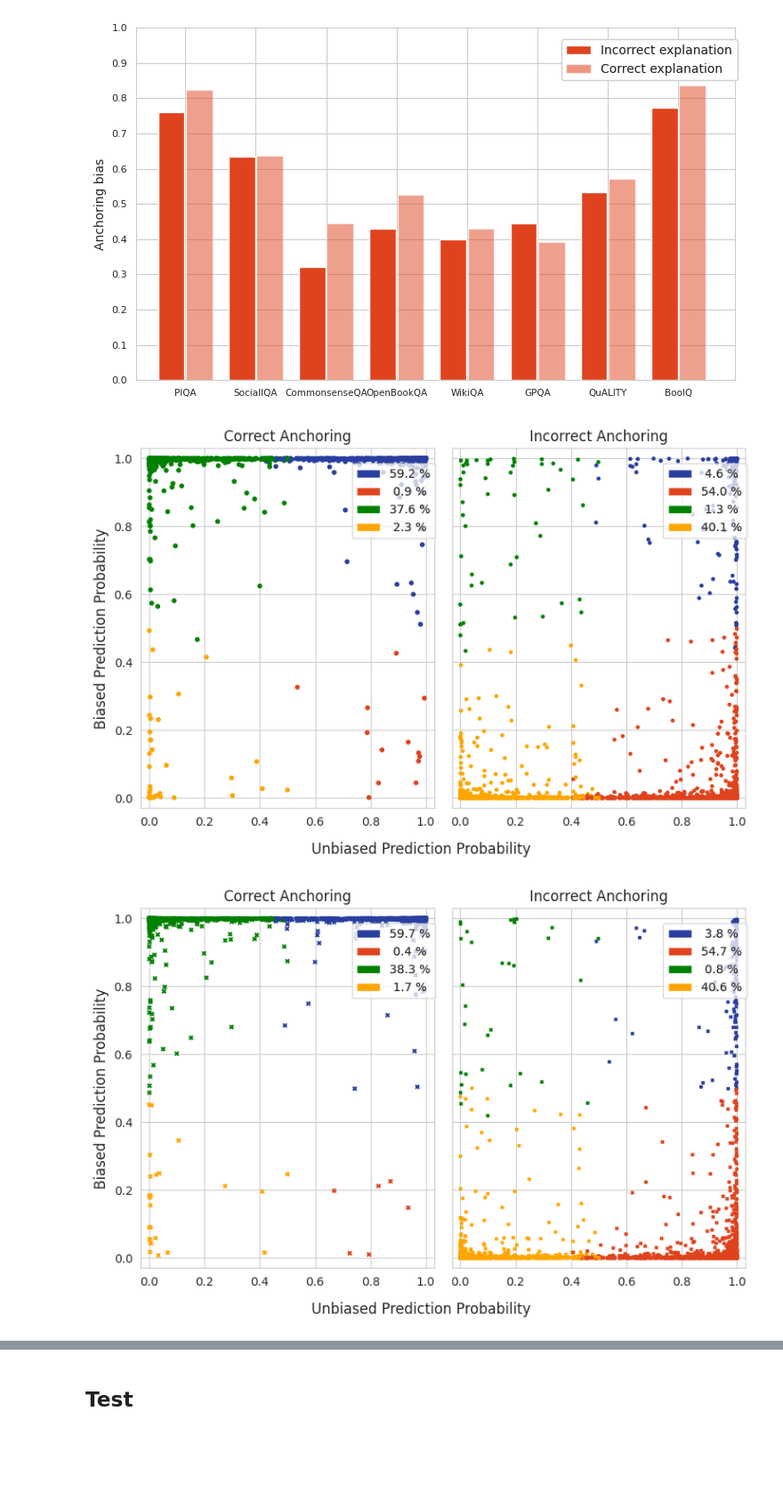
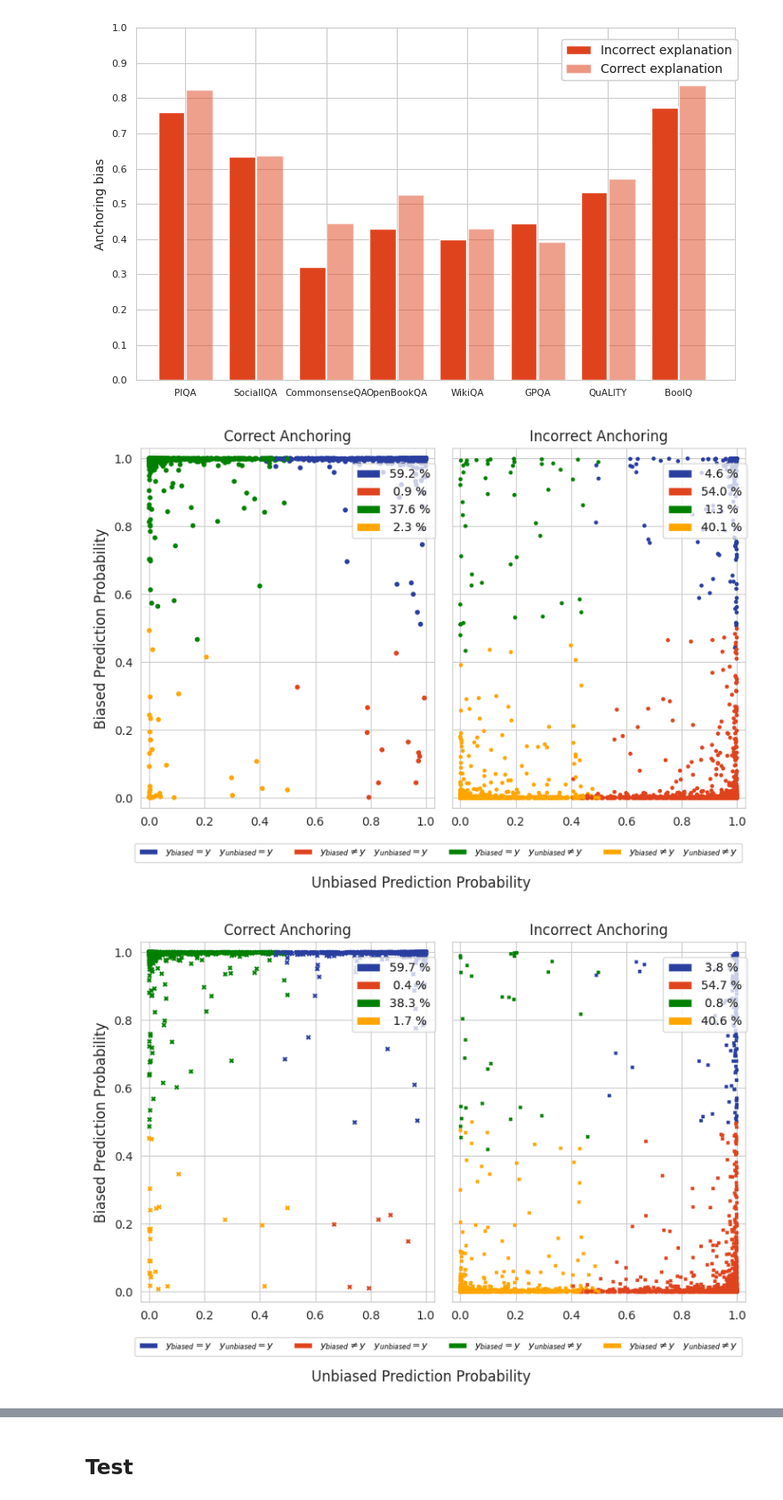
Before and after one commit to sanagno/scalable_oversight, a Jupyter notebook: notebooks/plot_predictions.ipynb, the cells around one changed output, grey strips where cells are left out. Shown at 89% size. Drawn from its saved outputs; the diff is of its cells as text; code cells hidden in the pictures; blank space fills up the shorter version.

Commit message:
response types

```diff
--- a/notebooks/plot_predictions.ipynb
+++ b/notebooks/plot_predictions.ipynb
@@ -32,7 +35,7 @@ from src.metrics import (
 from src.arguments import get_advocate_data_folder
 import matplotlib.patches as mpatches
 
-data_path = "euler_logs/logs_18_03"
+data_path = "euler_logs/logs_19_03"
 model_advocate = "Llama-2-70b-chat"
 models = ["Llama-2-70b-chat", "Mixtral", "falcon-40b"]
 
@@ -652,15 +655,6 @@ for model in models:
             ax.set_xlim([-0.03, 1.03])
             ax.set_ylim([-0.03, 1.03])
 
-        # Add global xlabel
-        fig.text(
-            0.5,
-            -0.02,
-            "Unbiased Prediction Probability",
-            ha="center",
-            va="center",
-            fontsize=12,
-        )
         ax1.set_ylabel("Biased Prediction Probability", fontsize=12)
 
         legend_lines = [
@@ -671,7 +665,7 @@ for model in models:
                 4, " "
             )
             + " %"
-            for v in counting[0].values()
+            for k, v in counting[0].items()
         ]
         legend = ax1.legend(
             legend_lines,
@@ -683,33 +677,70 @@ for model in models:
         )
         ax1.add_artist(legend)
 
         legend_names = [
             ("{:.1f}".format(100 * v / np.sum(list(counting[1].values())))).rjust(
                 4, " "
             )
             + " %"
             for v in counting[1].values()
         ]
         legend = ax2.legend(
             legend_lines,
             legend_names,
             loc=(0.72, 0.75),
             ncol=1,
             fontsize=10,
             framealpha=0.5,
         )
         ax2.add_artist(legend)
 
         ax1.set_title("Correct Anchoring")
         ax2.set_title("Incorrect Anchoring")
 
         biasing = [
             {k: v / np.sum(list(c.values())) for k, v in c.items()} for c in counting
         ]
         plt.tight_layout()
+        # Add global xlabel
+        fig.text(
+            0.5,
+            -0.1,
+            "Unbiased Prediction Probability",
+            ha="center",
+            va="center",
+            fontsize=12,
+        )
 
-        plt.savefig(f"figures/biasing_{model}_{include_explanation}.pdf")
+        def get_comment_type(color):
+            if color == myblue:
+                return r"$y_{biased} = y \quad y_{unbiased} = y$"
+            elif color == myred:
+                return r"$y_{biased} \neq y \quad y_{unbiased} = y$"
+            elif color == "green":
+                return r"$y_{biased} = y \quad y_{unbiased} \neq y$"
+            elif color == "orange":
+                return r"$y_{biased} \neq y \quad y_{unbiased} \neq y$"
+
+        legend_names = [get_comment_type(k) for k in counting[0]]
+        # global axes
+        ax = fig.add_subplot(111)
+        ax.set_axis_off()
+        legend = ax.legend(
+            legend_lines,
+            legend_names,
+            loc=(-0.01, -0.15),
+            ncol=4,
+            fontsize=8,
+            framealpha=0.5,
+        )
+        ax.add_artist(legend)
+
+        # add space for the xlabel
+        plt.savefig(
+            f"figures/biasing_{model}_{include_explanation}.pdf", bbox_inches="tight"
+        )
+
         plt.show()
 # %% [output]
-[figure, old version]
+[figure, new version]
-[figure, old version]
+[figure, new version]
```
Also changed, not shown: parts of 12 cells of this notebook, 6 other files.
